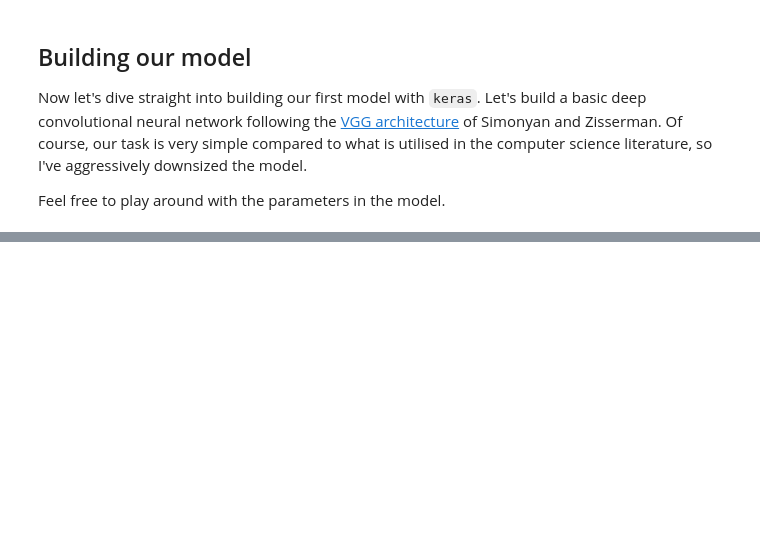
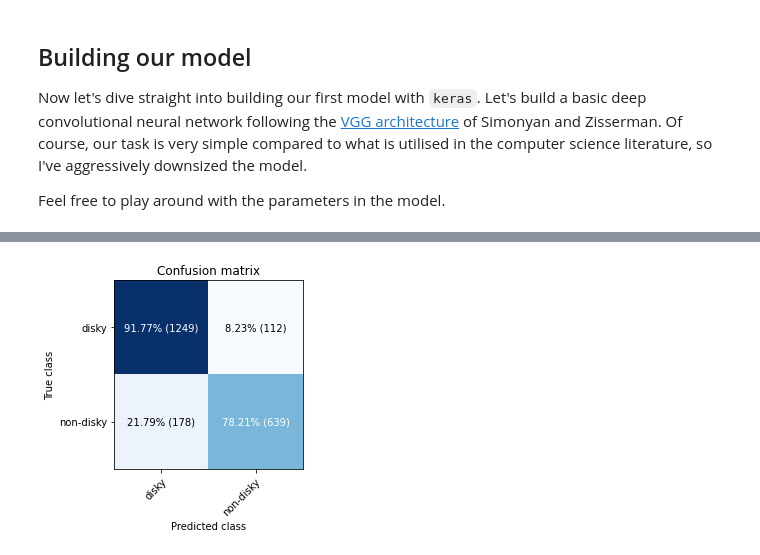
Before and after one commit to raphhbw/WAKE_workshops, a Jupyter notebook: machine_learning/session_02/s2_ml_for_modern_astronomy.ipynb, the cells around one changed output, grey strips where cells are left out. Cells and saved outputs as stored; diff of their text form; code cells hidden in the pictures; blank space fills up the shorter version.

```diff
--- a/machine_learning/session_02/s2_ml_for_modern_astronomy.ipynb
+++ b/machine_learning/session_02/s2_ml_for_modern_astronomy.ipynb
@@ -113,6 +113,7 @@ As a simple one to start with, let's just classify disks vs smooth galaxies. May
 labels_binarised = np.array([
     1 if "disk" in class_label_map[str(l)].lower() else 0 for l in labels
 ])
+classes = ["disky", "non-disky"]
 # %% [markdown]
 Dataset normalisation
 ----
@@ -221,0 +312,33 @@ plt.show()
+# %%
+decision_threshold = 0.5
+
+labels_pred_thresholded = labels_pred > decision_threshold
+
+cm_raw = confusion_matrix(y_true=labels_test, y_pred=labels_pred_thresholded)
+cm_norm = 100 * cm_raw / cm_raw.sum(axis=1, keepdims=True)
+
+fig, ax = plt.subplots()
+ax.imshow(cm_raw, cmap='Blues', interpolation=None)
+ax.set(xticks=np.arange(cm_norm.shape[1]),
+       yticks=np.arange(cm_norm.shape[0]),
+       xticklabels=classes,
+       yticklabels=classes,
+       title='Confusion matrix',
+       ylabel='True class',
+       xlabel='Predicted class',
+       ylim=(1.5, -0.5),
+       )
+plt.setp(ax.get_xticklabels(), rotation=45, ha="right",
+             rotation_mode="anchor")
+thresh = cm_norm.max() / 2.
+for i in range(cm_norm.shape[0]):
+    for j in range(cm_norm.shape[1]):
+        ax.text(j, i, '{:.2f}% ({:d})'.format(cm_norm[i, j], cm_raw[i, j]),
+                ha="center", va="center",
+                color="white" if cm_norm[i, j] > thresh else "black",
+                size=10)
+
+plt.tight_layout()
+plt.show()
+# %% [output]
+[figure, added]
```
Also changed, not shown: parts of 18 cells of this notebook.
